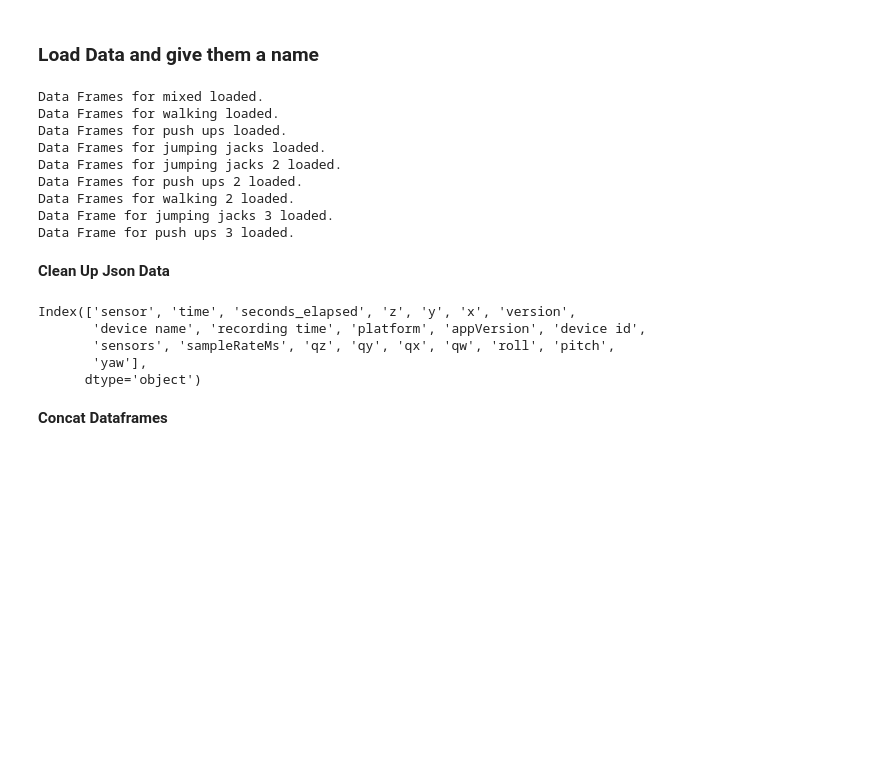
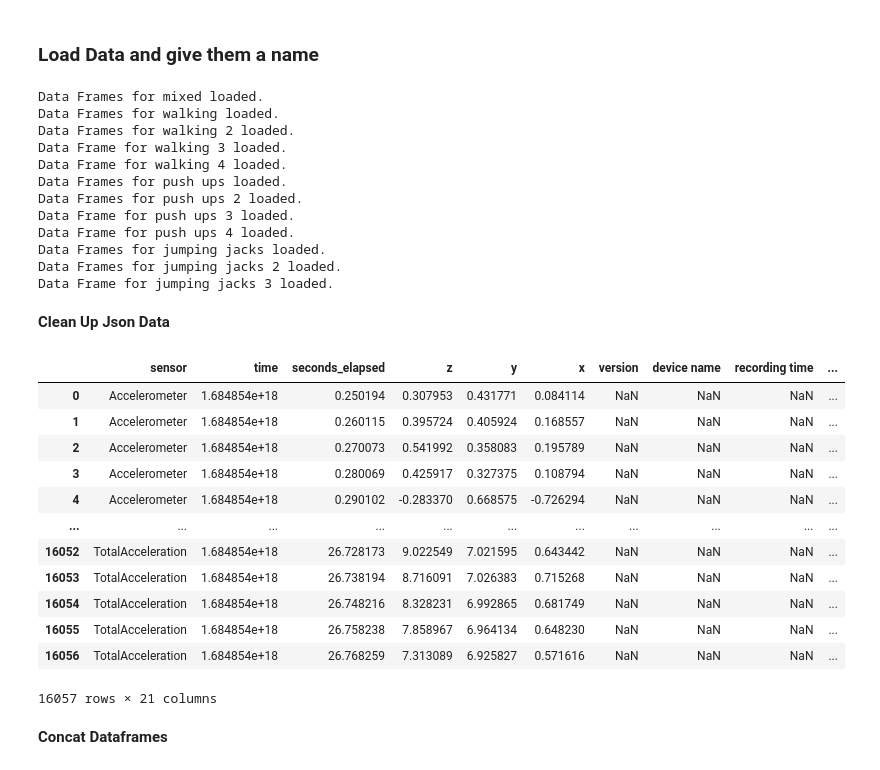
Before and after one commit to Wipfla/ML4B_App, a Jupyter notebook: ML_Marvin.ipynb, the cells around one changed output. Drawn from its saved outputs; the diff is of its cells as text; code cells hidden in the pictures; blank space fills up the shorter version.

Commit message:
added and labeld data alex

```diff
--- a/ML_Marvin.ipynb
+++ b/ML_Marvin.ipynb
@@ -83,51 +83,78 @@ def cleanDataJson(df):
 #load mixed data
 df_mixed_Acc, df_mixed_Gyr, df_mixed_Ori =loadDataFrames('mixed','data/MixedData/Accelerometer.csv', 'data/MixedData/Gyroscope.csv', 'data/MixedData/Orientation.csv')
 
+##############################################################################################################
+
 #load data frames for walking
 df_walk_Acc, df_walk_Gyr, df_walk_Ori =loadDataFrames('walking','data/NormalWalk/Accelerometer.csv', 'data/NormalWalk/Gyroscope.csv', 'data/NormalWalk/Orientation.csv')
+
+#load data walk2
+df_walk2_Acc, df_walk2_Gyr, df_walk2_Ori =loadDataFrames('walking 2','data/Walk2/Accelerometer.csv', 'data/Walk2/Gyroscope.csv', 'data/Walk2/Orientation.csv')
+
+#load data walk3 Alex
+df_walk3 = loadJsonData('walking 3', 'data\Alex_Rumstehen_-2023-05-02_15-30-58.json')
+
+#load data walk4 Alex
+df_walk4 = loadJsonData('walking 4', 'data\Alex_Rumstehen_2-2023-05-23_14-53-09.json')
+
+
+##############################################################################################################
 
 #load data frames for push ups
 df_push_Acc, df_push_Gyr, df_push_Ori =loadDataFrames('push ups','data/PushUps/Accelerometer.csv', 'data/PushUps/Gyroscope.csv', 'data/PushUps/Orientation.csv')
 
+#load data pushups2
+df_push2_Acc, df_push2_Gyr, df_push2_Ori =loadDataFrames('push ups 2','data/PushUps2/Accelerometer.csv', 'data/PushUps2/Gyroscope.csv', 'data/PushUps2/Orientation.csv')
+
+#load data pushups3 Alex
+df_push3 = loadJsonData('push ups 3', 'data/Alex_Push_Up_2-2023-05-23_15-04-54.json')
+
+#load data pushups4 Alex
+df_push4 = loadJsonData('push ups 4', 'data\Alex_10_Liegestütz-2023-05-02_15-29-25.json')
+
+##############################################################################################################
+
 #load data frames for jumping jacks
-df_JJ_Acc, df_JJ_Gyr, df_JJ_Ori =loadDataFrames('jumping jacks','data/JJ_rightHand/Accelerometer.csv', 'data/JJ_rightHand/Gyroscope.csv', 'data/JJ_rightHand/Orientation.csv')
+df_JJ_Acc, df_JJ_Gyr, df_JJ_Ori =loadDataFrames('jumping jacks ','data/JJ_rightHand/Accelerometer.csv', 'data/JJ_rightHand/Gyroscope.csv', 'data/JJ_rightHand/Orientation.csv')
 
 #load data JJ2
 df_JJ2_Acc, df_JJ2_Gyr, df_JJ2_Ori =loadDataFrames('jumping jacks 2','data/JJ2/Accelerometer.csv', 'data/JJ2/Gyroscope.csv', 'data/JJ2/Orientation.csv')
 
-#load data pushups2
-df_push2_Acc, df_push2_Gyr, df_push2_Ori =loadDataFrames('push ups 2','data/PushUps2/Accelerometer.csv', 'data/PushUps2/Gyroscope.csv', 'data/PushUps2/Orientation.csv')
-
-#load data walk2
-df_walk2_Acc, df_walk2_Gyr, df_walk2_Ori =loadDataFrames('walking 2','data/Walk2/Accelerometer.csv', 'data/Walk2/Gyroscope.csv', 'data/Walk2/Orientation.csv')
-
 #load data JJ3 Alex
 df_JJ3 = loadJsonData('jumping jacks 3', 'data/Alex_10_Hampelmänner-2023-05-02_15-30-18.json')
-
-#load data pushups3 Alex
-df_push3 = loadJsonData('push ups 3', 'data/Alex_Push_Up_2-2023-05-23_15-04-54.json')
 # %% [output]
 Data Frames for mixed loaded.
 Data Frames for walking loaded.
+Data Frames for walking 2 loaded.
+Data Frame for walking 3 loaded.
+Data Frame for walking 4 loaded.
 Data Frames for push ups loaded.
+Data Frames for push ups 2 loaded.
+Data Frame for push ups 3 loaded.
+Data Frame for push ups 4 loaded.
 Data Frames for jumping jacks loaded.
 Data Frames for jumping jacks 2 loaded.
-Data Frames for push ups 2 loaded.
-Data Frames for walking 2 loaded.
 Data Frame for jumping jacks 3 loaded.
-Data Frame for push ups 3 loaded.
 # %% [markdown]
 **Clean Up Json Data**
+# %%
+df_push3.head(-50)
+# %% [output]
+|  | sensor | time | seconds_elapsed | z | y | x | version | device name | recording time | ... |
+| 0 | Accelerometer | 1.684854e+18 | 0.250194 | 0.307953 | 0.431771 | 0.084114 | NaN | NaN | NaN | ... |
+| 1 | Accelerometer | 1.684854e+18 | 0.260115 | 0.395724 | 0.405924 | 0.168557 | NaN | NaN | NaN | ... |
+| 2 | Accelerometer | 1.684854e+18 | 0.270073 | 0.541992 | 0.358083 | 0.195789 | NaN | NaN | NaN | ... |
+| 3 | Accelerometer | 1.684854e+18 | 0.280069 | 0.425917 | 0.327375 | 0.108794 | NaN | NaN | NaN | ... |
+| 4 | Accelerometer | 1.684854e+18 | 0.290102 | -0.283370 | 0.668575 | -0.726294 | NaN | NaN | NaN | ... |
+| ... | ... | ... | ... | ... | ... | ... | ... | ... | ... | ... |
+| 16052 | TotalAcceleration | 1.684854e+18 | 26.728173 | 9.022549 | 7.021595 | 0.643442 | NaN | NaN | NaN | ... |
+| 16053 | TotalAcceleration | 1.684854e+18 | 26.738194 | 8.716091 | 7.026383 | 0.715268 | NaN | NaN | NaN | ... |
+| 16054 | TotalAcceleration | 1.684854e+18 | 26.748216 | 8.328231 | 6.992865 | 0.681749 | NaN | NaN | NaN | ... |
+| 16055 | TotalAcceleration | 1.684854e+18 | 26.758238 | 7.858967 | 6.964134 | 0.648230 | NaN | NaN | NaN | ... |
+| 16056 | TotalAcceleration | 1.684854e+18 | 26.768259 | 7.313089 | 6.925827 | 0.571616 | NaN | NaN | NaN | ... |
+16057 rows × 21 columns
 # %%
 df_JJ3 = cleanDataJson(df_JJ3)
-# %%
-print(df_push3.columns)
-# %% [output]
-Index(['sensor', 'time', 'seconds_elapsed', 'z', 'y', 'x', 'version',
-       'device name', 'recording time', 'platform', 'appVersion', 'device id',
-       'sensors', 'sampleRateMs', 'qz', 'qy', 'qx', 'qw', 'roll', 'pitch',
-       'yaw'],
-      dtype='object')
 # %% [markdown]
 **Concat Dataframes**
 # %%
```
Also changed, not shown: parts of 5 cells of this notebook.
